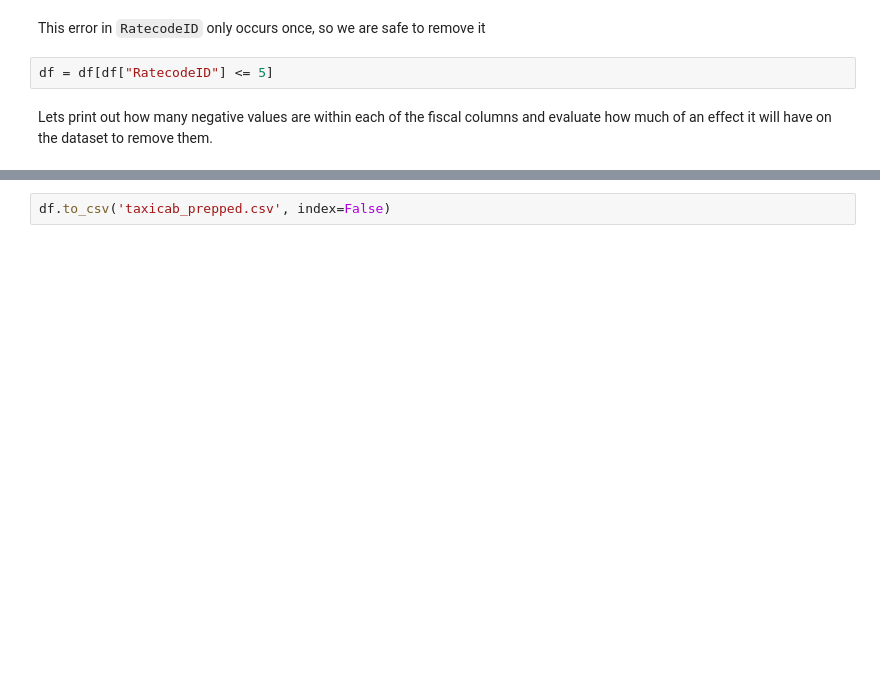
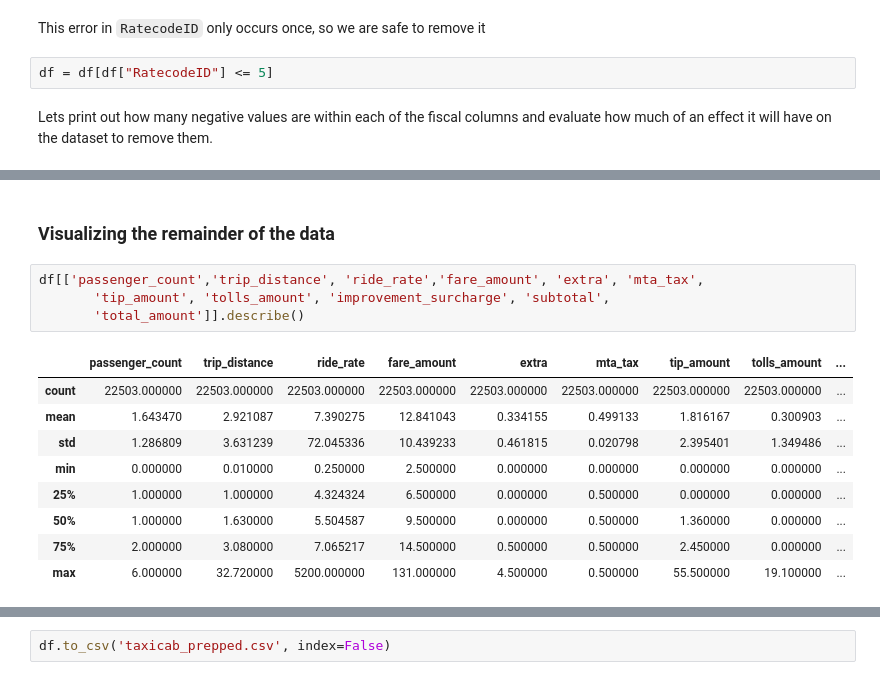
Before and after one commit to DonFetti/TaxiCab_Project, a Jupyter notebook: taxi_data_prep.ipynb, the cells around one changed output, grey strips where cells are left out. Saved outputs shown, nothing was run; the diff lists cells and outputs as text; blank space fills up the shorter version.

```diff
--- a/taxi_data_prep.ipynb
+++ b/taxi_data_prep.ipynb
@@ -363,3 +345,19 @@ The average rate which we determined from over 22,000 rows is 7.14, and we succe
+# %% [markdown]
+### Visualizing the remainder of the data
+# %%
+df[['passenger_count','trip_distance', 'ride_rate','fare_amount', 'extra', 'mta_tax',
+       'tip_amount', 'tolls_amount', 'improvement_surcharge', 'subtotal',
+       'total_amount']].describe()
+# %% [output]
+|  | passenger_count | trip_distance | ride_rate | fare_amount | extra | mta_tax | tip_amount | tolls_amount | ... |
+| count | 22503.000000 | 22503.000000 | 22503.000000 | 22503.000000 | 22503.000000 | 22503.000000 | 22503.000000 | 22503.000000 | ... |
+| mean | 1.643470 | 2.921087 | 7.390275 | 12.841043 | 0.334155 | 0.499133 | 1.816167 | 0.300903 | ... |
+| std | 1.286809 | 3.631239 | 72.045336 | 10.439233 | 0.461815 | 0.020798 | 2.395401 | 1.349486 | ... |
+| min | 0.000000 | 0.010000 | 0.250000 | 2.500000 | 0.000000 | 0.000000 | 0.000000 | 0.000000 | ... |
+| 25% | 1.000000 | 1.000000 | 4.324324 | 6.500000 | 0.000000 | 0.500000 | 0.000000 | 0.000000 | ... |
+| 50% | 1.000000 | 1.630000 | 5.504587 | 9.500000 | 0.000000 | 0.500000 | 1.360000 | 0.000000 | ... |
+| 75% | 2.000000 | 3.080000 | 7.065217 | 14.500000 | 0.500000 | 0.500000 | 2.450000 | 0.000000 | ... |
+| max | 6.000000 | 32.720000 | 5200.000000 | 131.000000 | 4.500000 | 0.500000 | 55.500000 | 19.100000 | ... |
 # %%
 plt.figure(figsize=(16, 6))
 plt.gcf().set_facecolor('lightgrey')
```
Also changed, not shown: parts of 45 cells of this notebook.
